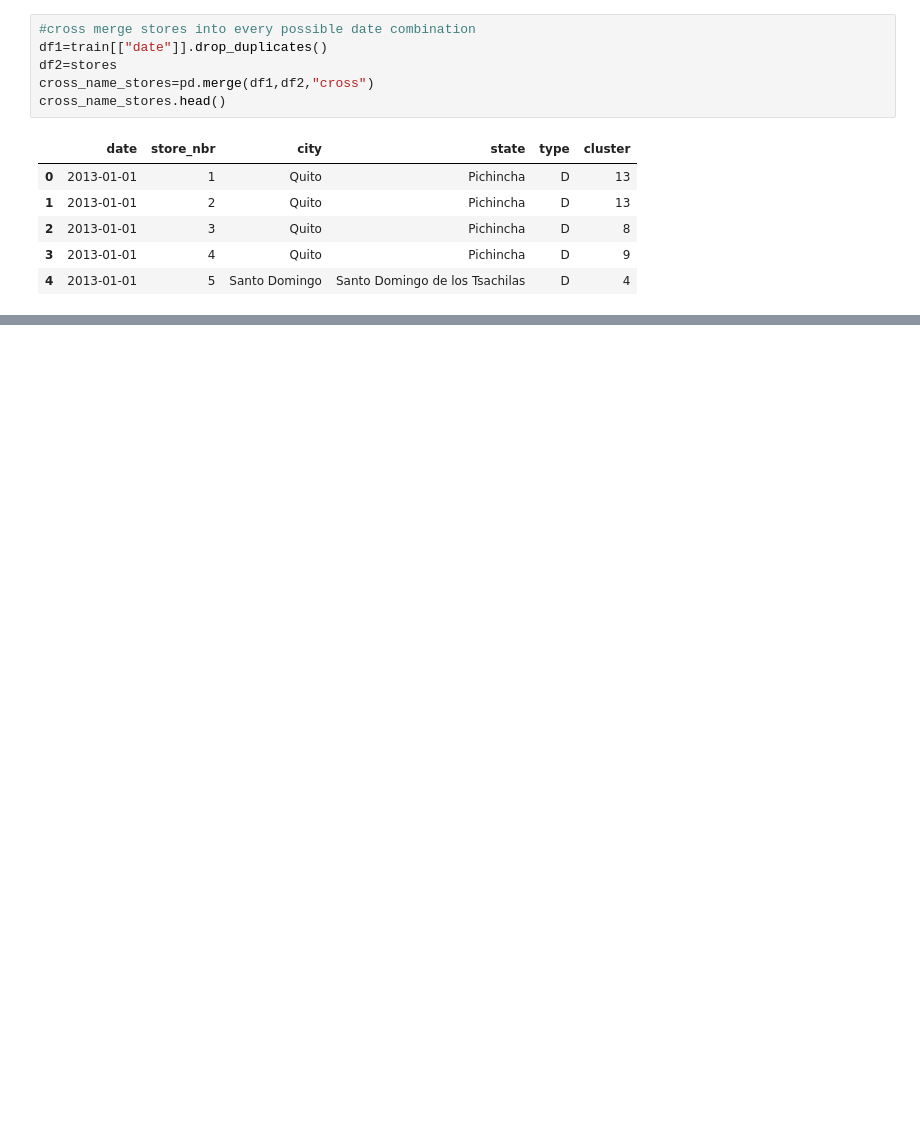
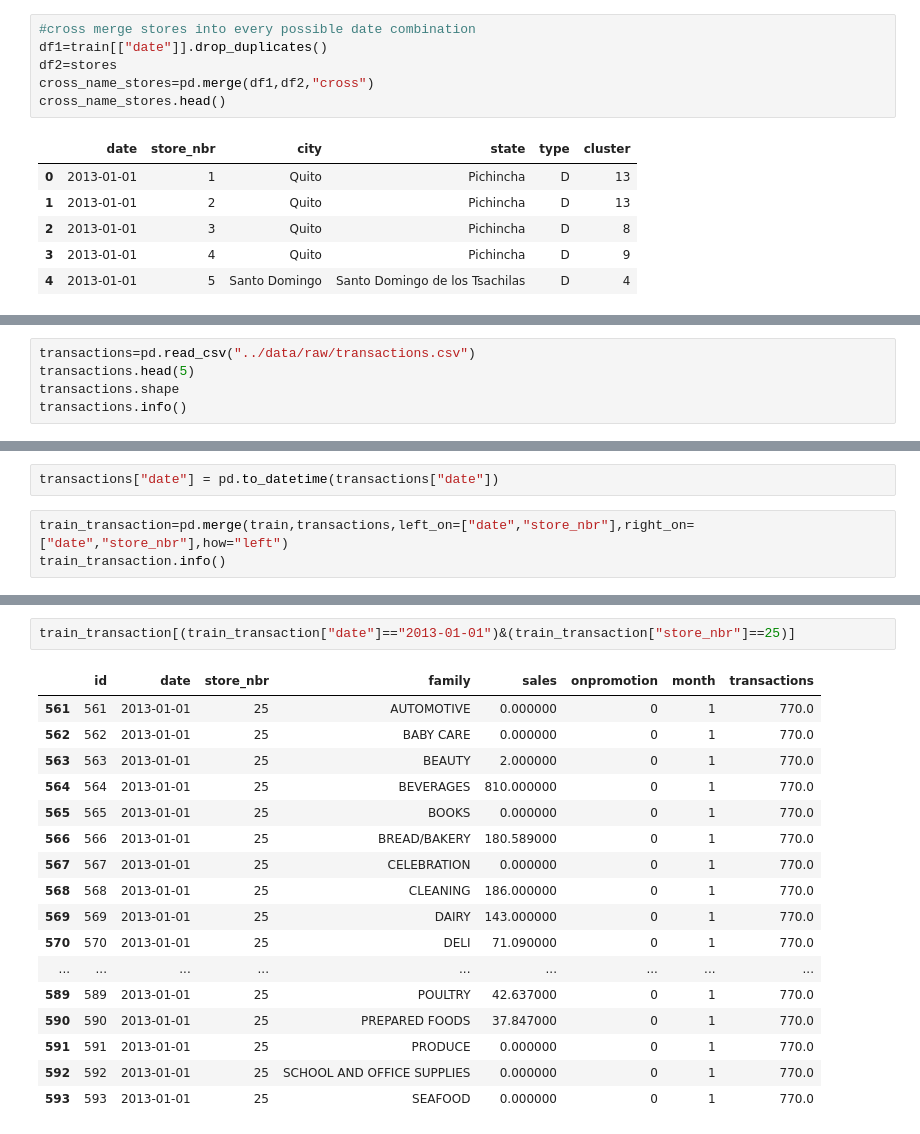
Before and after one commit to AdhamReda/SmartDemand-AI, a Jupyter notebook: notebooks/01_data_exploration.ipynb, the cells around one changed output, grey strips where cells are left out. Saved outputs shown, nothing was run; the diff lists cells and outputs as text; blank space fills up the shorter version.

Commit message:
Finished Data Exploration and with 23 possible features to train models

```diff
--- a/notebooks/01_data_exploration.ipynb
+++ b/notebooks/01_data_exploration.ipynb
@@ -682,0 +812,5 @@ cross_name_stores_holidays
+# %%
+transactions=pd.read_csv("../data/raw/transactions.csv")
+transactions.head(5)
+transactions.shape
+transactions.info()
@@ -682,0 +838,5 @@ cross_name_stores_holidays
+# %%
+transactions["date"] = pd.to_datetime(transactions["date"])
+# %%
+train_transaction=pd.merge(train,transactions,left_on=["date","store_nbr"],right_on=["date","store_nbr"],how="left")
+train_transaction.info()
@@ -682,0 +859,20 @@ cross_name_stores_holidays
+# %%
+train_transaction[(train_transaction["date"]=="2013-01-01")&(train_transaction["store_nbr"]==25)]
+# %% [output]
+|  | id | date | store_nbr | family | sales | onpromotion | month | transactions |
+| 561 | 561 | 2013-01-01 | 25 | AUTOMOTIVE | 0.000000 | 0 | 1 | 770.0 |
+| 562 | 562 | 2013-01-01 | 25 | BABY CARE | 0.000000 | 0 | 1 | 770.0 |
+| 563 | 563 | 2013-01-01 | 25 | BEAUTY | 2.000000 | 0 | 1 | 770.0 |
+| 564 | 564 | 2013-01-01 | 25 | BEVERAGES | 810.000000 | 0 | 1 | 770.0 |
+| 565 | 565 | 2013-01-01 | 25 | BOOKS | 0.000000 | 0 | 1 | 770.0 |
+| 566 | 566 | 2013-01-01 | 25 | BREAD/BAKERY | 180.589000 | 0 | 1 | 770.0 |
+| 567 | 567 | 2013-01-01 | 25 | CELEBRATION | 0.000000 | 0 | 1 | 770.0 |
+| 568 | 568 | 2013-01-01 | 25 | CLEANING | 186.000000 | 0 | 1 | 770.0 |
+| 569 | 569 | 2013-01-01 | 25 | DAIRY | 143.000000 | 0 | 1 | 770.0 |
+| 570 | 570 | 2013-01-01 | 25 | DELI | 71.090000 | 0 | 1 | 770.0 |
+| ... | ... | ... | ... | ... | ... | ... | ... | ... |
+| 589 | 589 | 2013-01-01 | 25 | POULTRY | 42.637000 | 0 | 1 | 770.0 |
+| 590 | 590 | 2013-01-01 | 25 | PREPARED FOODS | 37.847000 | 0 | 1 | 770.0 |
+| 591 | 591 | 2013-01-01 | 25 | PRODUCE | 0.000000 | 0 | 1 | 770.0 |
+| 592 | 592 | 2013-01-01 | 25 | SCHOOL AND OFFICE SUPPLIES | 0.000000 | 0 | 1 | 770.0 |
+| 593 | 593 | 2013-01-01 | 25 | SEAFOOD | 0.000000 | 0 | 1 | 770.0 |
```
Also changed, not shown: parts of 35 cells of this notebook.
